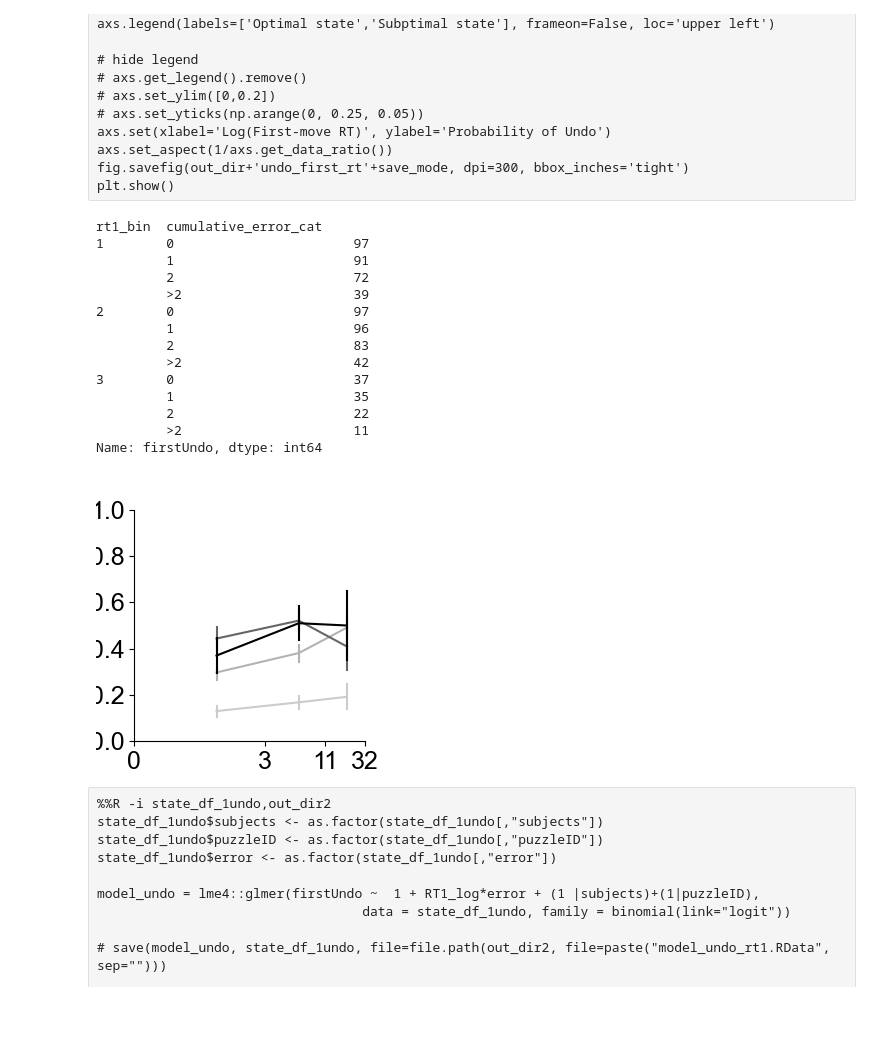
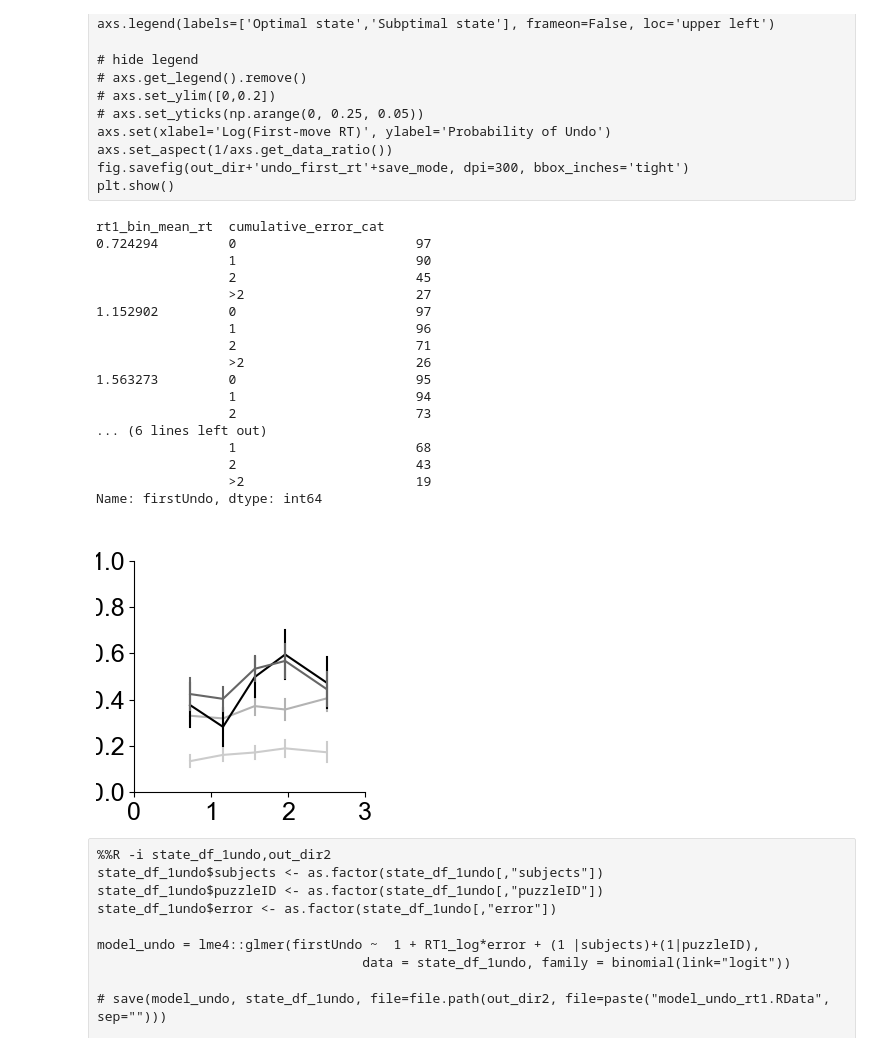
Before and after one commit to sherrybao222/Road_Construction, a Jupyter notebook: analysis/final_analysis/analysis_terminalstate.ipynb, the cells around one changed output. Drawn from its saved outputs; the diff is of its cells as text; code cells hidden in the pictures; blank space fills up the shorter version.

```diff
--- a/analysis/final_analysis/analysis_terminalstate.ipynb
+++ b/analysis/final_analysis/analysis_terminalstate.ipynb
@@ -60,11 +60,15 @@ SpearmanrResult(correlation=0.3832870798643231, pvalue=0.008556264654786983)
 ## First-move RT
 # %%
 # state_df_1undo['RT1_log'] = np.log(state_df_1undo['RT1'])
+print(min(state_df_1undo['RT1']))
+print(max(state_df_1undo['RT1']))
 print(min(state_df_1undo['RT1_log']))
 print(max(state_df_1undo['RT1_log']))
-temp1, cutoff = pd.cut(state_df_1undo['RT1_log'], bins=[0.5,1.5,2.5,3.5], labels=range(1,4), retbins=True)
+cutoff_ori = [0.5,1.5,5.5,10.5,135]
+temp1, cutoff = pd.cut(state_df_1undo['RT1_log'], bins=np.log(cutoff_ori), labels=np.log([1,3.5,8,72]), retbins=True)
 # temp1, cutoff = pd.cut(state_df_1undo['RT1_log'], bins=5, labels=range(1,6),retbins=True)
 state_df_1undo['rt1_bin'] = temp1#.astype(int)
+print(cutoff)
 # temp2, cutoff = pd.cut(state_df_1undo['RT1_basic_log'], bins=5, labels=range(1,6),retbins=True)
 # state_df_1undo['rt1_basic_bin'] = temp2.astype(int)
 # %% [output]
@@ -103,22 +154,25 @@ fig.savefig(out_dir+'undo_first_rt'+save_mode, dpi=300, bbox_inches='tight')
 plt.show()
 # %%
 state_df_1undo['cumulative_error_cat'] = state_df_1undo['cumulative_error'].apply(lambda x: '>2' if x > 2 else str(x))
-firstUndo_sub = state_df_1undo.groupby(['subjects','rt1_bin','cumulative_error_cat'])['firstUndo'].mean().reset_index()
-firstUndo_sub.groupby(['rt1_bin','cumulative_error_cat'])['firstUndo'].count()
+firstUndo_sub = state_df_1undo.groupby(['subjects','rt1_bin_mean_rt','cumulative_error_cat'])['firstUndo'].mean().reset_index()
+firstUndo_sub.groupby(['rt1_bin_mean_rt','cumulative_error_cat'])['firstUndo'].count()
 # %% [output]
-rt1_bin  cumulative_error_cat
-1        0                       97
-         1                       91
-         2                       72
-         >2                      39
-2        0                       97
-         1                       96
-         2                       83
-         >2                      42
-3        0                       37
-         1                       35
-         2                       22
-         >2                      11
+rt1_bin_mean_rt  cumulative_error_cat
+0.724294         0                       97
+                 1                       90
+                 2                       45
+                 >2                      27
+1.152902         0                       97
+                 1                       96
+                 2                       71
+                 >2                      26
+1.563273         0                       95
+                 1                       94
+                 2                       73
+... (6 lines left out)
+                 1                       68
+                 2                       43
+                 >2                      19
 Name: firstUndo, dtype: int64
 # %%
 %matplotlib widget
@@ -131,7 +185,7 @@ plt.rcParams['xtick.minor.size'] = 0
 plt.rcParams['xtick.minor.width'] = 0
 
 # multiple line plot
-sns.lineplot(x='rt1_bin', y='firstUndo',
+sns.lineplot(x='rt1_bin_mean_rt', y='firstUndo',
              data = firstUndo_sub,
              hue = "cumulative_error_cat",
              palette = OrderedDict({
@@ -144,44 +198,47 @@ sns.lineplot(x='rt1_bin', y='firstUndo',
              errorbar = "se"
              )
 
 
 # only use 1 decimal place
 # cutoff_round = [round(i,1) for i in cutoff]
 # axs.set_xticks(np.arange(0.5, 4.5, 1))
 
-axs.set_xscale('log')
-axs.set_xticks([0.5,1.5,2.5,3.5])
+# axs.set_xscale('log')
 
-axs.get_xaxis().set_major_formatter(matplotlib.ticker.ScalarFormatter())
-axs.get_xaxis().set_tick_params(which='minor', size=0)
-axs.get_xaxis().set_tick_params(which='minor', width=0)
-from matplotlib.ticker import ScalarFormatter, NullFormatter
-for axis in [axs.xaxis]:
-    axis.set_major_formatter(ScalarFormatter())
-    axis.set_minor_formatter(NullFormatter())
-axs.set_xticklabels([int(x)-1 for x in np.exp([0.5,1.5,2.5,3.5])])
+axs.set_xticks([0, 1, 2, 3])
+# axs.get_xaxis().set_major_formatter(matplotlib.ticker.ScalarFormatter())
+# axs.get_xaxis().set_tick_params(which='minor', size=0)
+# axs.get_xaxis().set_tick_params(which='minor', width=0)
+# from matplotlib.ticker import ScalarFormatter, NullFormatter
+# for axis in [axs.xaxis]:
+#     axis.set_major_formatter(ScalarFormatter())
+#     axis.set_minor_formatter(NullFormatter())
+axs.set_xticklabels([0, 1, 2, 3])
+# tilt the labels
+# axs.set_xticklabels([x for x in axs.get_xticklabels()], rotation=45)
+
 # plt.xticklabels([round(x,1) for x in np.exp([0.5,1.5,2.5,3.5])])
 # axs.set_xticklabels(cutoff_round)
 
 handles = axs.get_legend_handles_labels()[0]  # get the handles
 labels = axs.get_legend_handles_labels()[1]   # get the labels
 order = [0,1,2,3]
 axs.legend([handles[idx] for idx in order],
            [labels[idx] for idx in order],
            frameon=False,
            bbox_to_anchor=(3, 0),
            title='Cumulative \nerror magnitude')
 
 # hide legend
 # axs.get_legend().remove()
 # axs.set_ylim([0,0.2])
 axs.set_yticks(np.arange(0, 1.2, 0.2))
 axs.set(xlabel='First-move RT (s)', ylabel='Probability of undo')
 axs.set_aspect(1/axs.get_data_ratio())
 fig.savefig(out_dir+'undo_first_rt_cumulative_error'+save_mode, dpi=300, bbox_inches='tight')
 plt.show()
 # %% [output]
-[figure, old version]
+[figure, new version]
 # %% [raw]
 %%R -i state_df_1undo,out_dir2
 state_df_1undo$subjects <- as.factor(state_df_1undo[,"subjects"])
```
Also changed, not shown: parts of 2 cells of this notebook, 4 other files.
